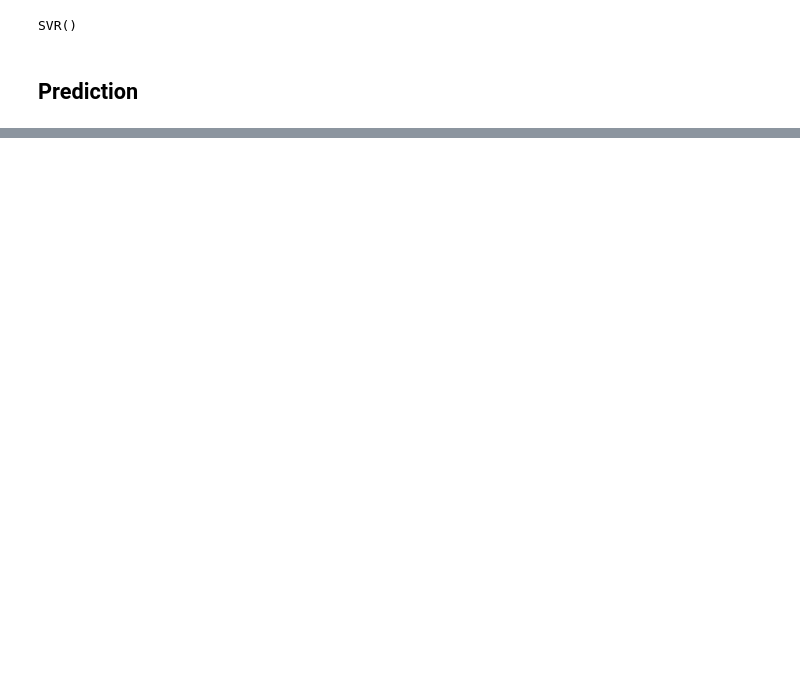
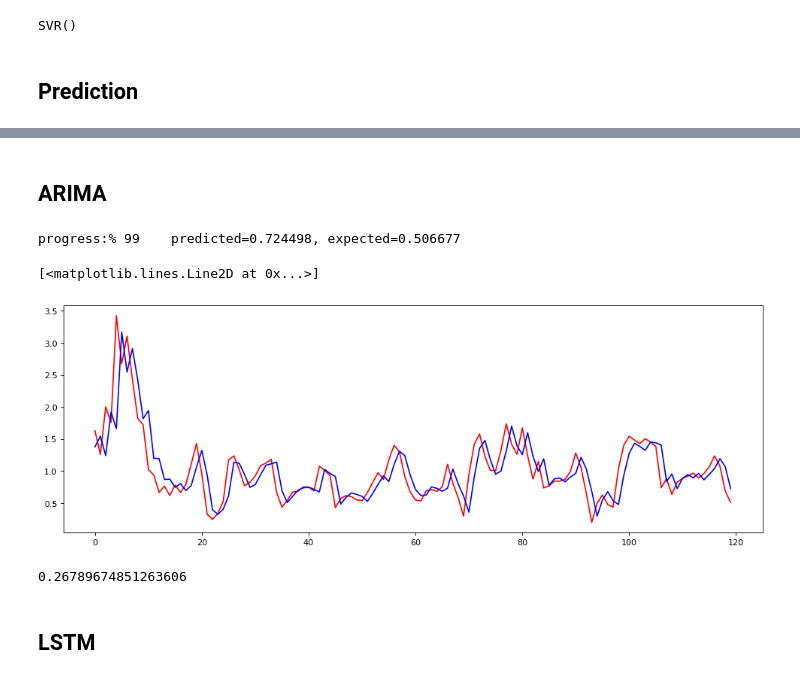
Before and after one commit to joaonpsilva/Tese_House_Energy_Prediciton, a Jupyter notebook: Energy_Pred.ipynb, the cells around one changed output, grey strips where cells are left out. Drawn from its saved outputs; the diff is of its cells as text; code cells hidden in the pictures; blank space fills up the shorter version.

Commit message:
arima

```diff
--- a/Energy_Pred.ipynb
+++ b/Energy_Pred.ipynb
@@ -304,0 +308,40 @@ mean_absolute_percentage_error(y_test, y_pred)
+# %% [markdown]
+## ARIMA
+# %%
+from statsmodels.tsa.arima.model import ARIMA
+def forcast_ts(data, test_size=120):
+    X = data.values
+    train, test = X[:-test_size], X[-test_size:]
+
+    history = [x for x in train]
+    predictions = list()
+    for t in range(len(test)):
+        model = ARIMA(history, order=(5,1,0))
+        model_fit = model.fit()
+        output = model_fit.forecast()
+        yhat = output[0]
+        predictions.append(yhat)
+        obs = test[t]
+        history.append(obs)
+        print('progress:%',round(100*(t/len(test))),'\t predicted=%f, expected=%f' % (yhat, obs), end="\r")
+
+    return test, predictions
+
+
+
+
+test, prediction = forcast_ts(df['use'][:-130])
+
+plt.figure(figsize=(15, 5), dpi=80)
+plt.plot(range(len(test)), test, color='red')
+plt.plot(range(len(prediction)), prediction, color='blue')
+# %% [output]
+progress:% 99    predicted=0.724498, expected=0.506677
+[<matplotlib.lines.Line2D at 0x...>]
+[figure, added]
+# %%
+mean_absolute_percentage_error(test, prediction)
+# %% [output]
+0.26789674851263606
+# %% [markdown]
+## LSTM
```
Also changed, not shown: parts of 12 cells of this notebook.
